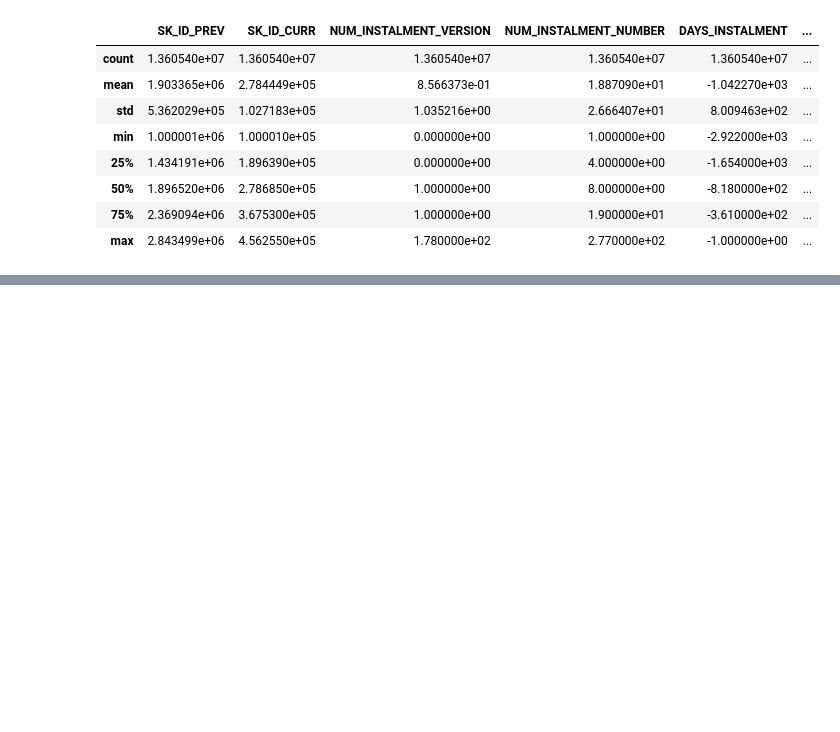
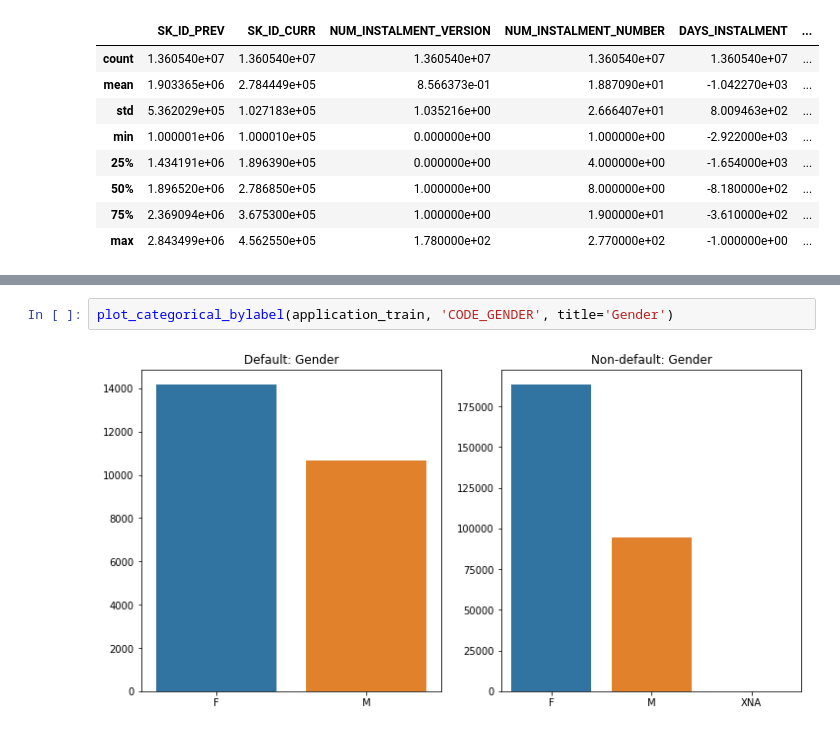
Before and after one commit to StefBerechet/OC_DS_P7_Modele_Scoring, a Jupyter notebook: P7_01_Exploration_Data.ipynb, the cells around one changed output, grey strips where cells are left out. Drawn from its saved outputs; the diff is of its cells as text; blank space fills up the shorter version.

```diff
--- a/P7_01_Exploration_Data.ipynb
+++ b/P7_01_Exploration_Data.ipynb
@@ -423,0 +476,4 @@ find_missing(installments_payments).T
+# %%
+plot_categorical_bylabel(application_train, 'CODE_GENDER', title='Gender')
+# %% [output]
+[figure, added]
```
Also changed, not shown: parts of 89 cells of this notebook.
